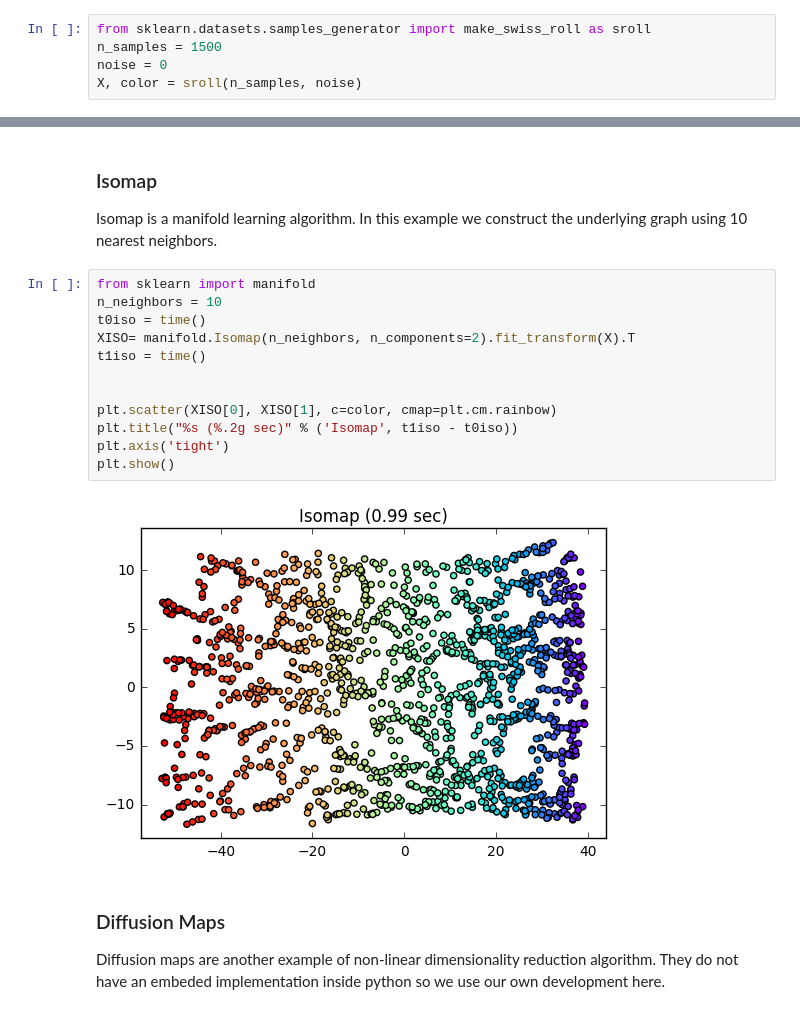
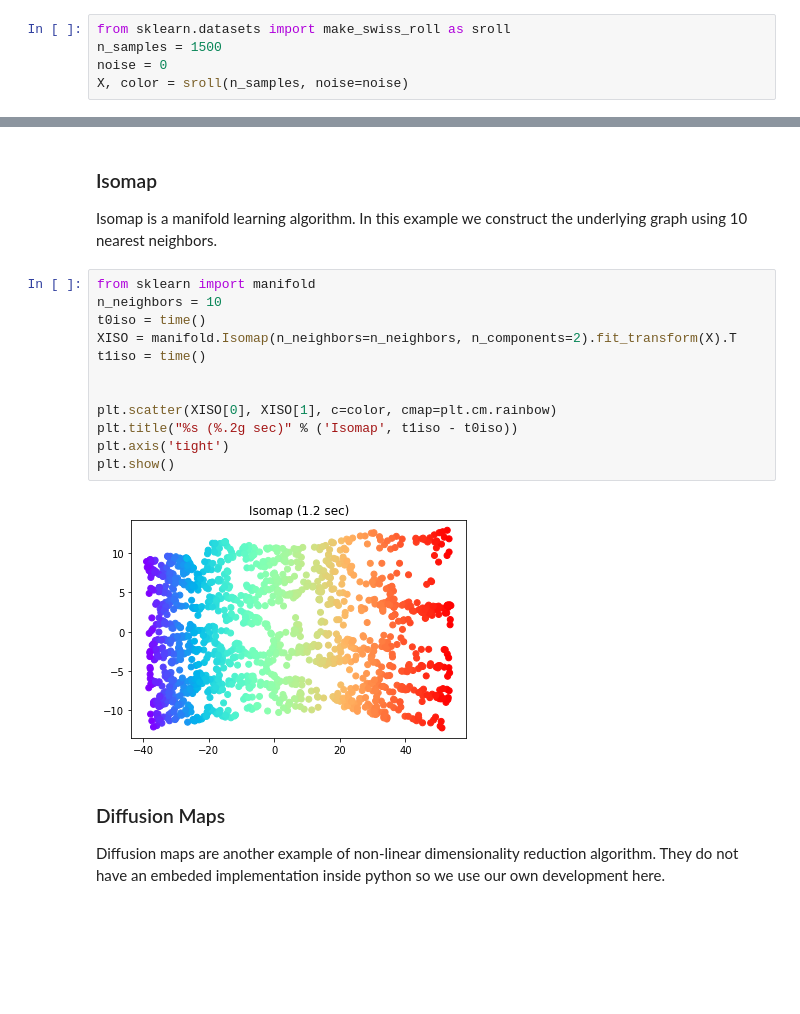
Before and after one commit to arashbehboodi/PythonFBDA, a Jupyter notebook: Exercise2.DimensionalityReduction.ipynb, the cells around one changed output, grey strips where cells are left out. Drawn from its saved outputs; the diff is of its cells as text; blank space fills up the shorter version.

```diff
--- a/Exercise2.DimensionalityReduction.ipynb
+++ b/Exercise2.DimensionalityReduction.ipynb
@@ -9,10 +9,10 @@ In this part, the goal is to find a suitable low-dimensional representation of a
 
 We will also use Tensorboards for data visualization at the end. We use two dataset, MNIST and Swiss Roll. We have introduced MNIST previously. We now introduce Swiss Roll. We use sklearn package for that purpose.
 # %%
-from sklearn.datasets.samples_generator import make_swiss_roll as sroll
+from sklearn.datasets import make_swiss_roll as sroll
 n_samples = 1500
 noise = 0
-X, color = sroll(n_samples, noise)
+X, color = sroll(n_samples, noise=noise)
 # %% [markdown]
 Let's plot the data and see how it looks like.
 # %%
@@ -87,17 +87,17 @@ Isomap is a manifold learning algorithm. In this example we construct the underl
 # %%
 from sklearn import manifold
 n_neighbors = 10
 t0iso = time()
-XISO= manifold.Isomap(n_neighbors, n_components=2).fit_transform(X).T
+XISO = manifold.Isomap(n_neighbors=n_neighbors, n_components=2).fit_transform(X).T
 t1iso = time()
 
 
 plt.scatter(XISO[0], XISO[1], c=color, cmap=plt.cm.rainbow)
 plt.title("%s (%.2g sec)" % ('Isomap', t1iso - t0iso))
 plt.axis('tight')
 plt.show()
 # %% [output]
-[figure, old version]
+[figure, new version]
 # %% [markdown]
 ### Diffusion Maps
 
```
Also changed, not shown: parts of 20 cells of this notebook, 4 other files.
